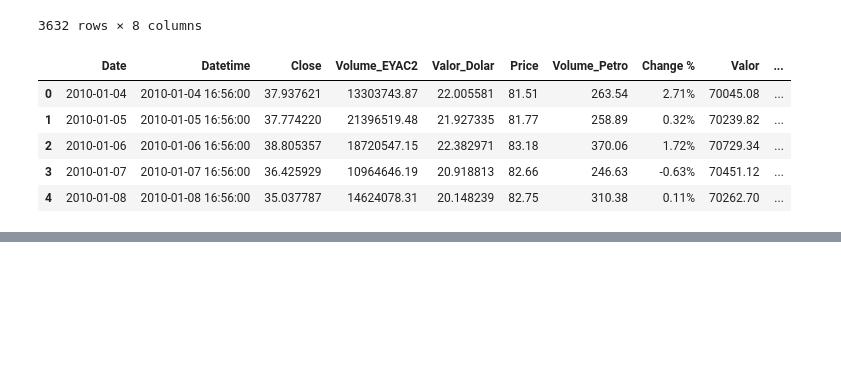
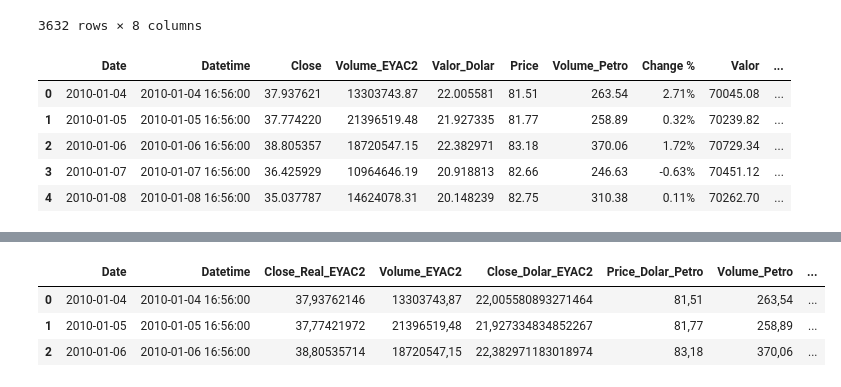
Before and after one commit to Juanpcsdev/Oil-Stock-Project, a Jupyter notebook: Notebooks/ETL/Join_Dataframes.ipynb, the cells around one changed output, grey strips where cells are left out. Cells and saved outputs as stored; diff of their text form; code cells hidden in the pictures; blank space fills up the shorter version.

```diff
--- a/Notebooks/ETL/Join_Dataframes.ipynb
+++ b/Notebooks/ETL/Join_Dataframes.ipynb
@@ -162,8 +146,8 @@ Data columns (total 11 columns):
 dtypes: float64(7), object(4)
 memory usage: 312.2+ KB
 # %%
-# colunas =['Close_Real_EYAC2', 'Volume_EYAC2', 'Close_Dolar_EYAC2',
-#        'Price_Dolar_Petro', 'Volume_Petro', 'Change%_Petro', 'Value_Ibovespa',
-#        'Change%_Ibovespa']
+colunas =['Close_Real_EYAC2', 'Volume_EYAC2', 'Close_Dolar_EYAC2',
+       'Price_Dolar_Petro', 'Volume_Petro', 'Change%_Petro', 'Índice_Ibovespa',
+       'Change%_Ibovespa', 'Value_IPCA']
 
-# df_merge2[colunas] = df_merge2[colunas].astype("str")
+df_merge3[colunas] = df_merge3[colunas].astype("str")
@@ -172,6 +175,11 @@ memory usage: 312.2+ KB
 # %%
-# df_merge2[colunas] = df_merge2[colunas].map(lambda x: x.replace(".",","))
-
-# display(df_merge2)
+df_merge3[colunas] = df_merge3[colunas].map(lambda x: x.replace(".",","))
+# %%
+df_merge3.head(3)
+# %% [output]
+|  | Date | Datetime | Close_Real_EYAC2 | Volume_EYAC2 | Close_Dolar_EYAC2 | Price_Dolar_Petro | Volume_Petro | ... |
+| 0 | 2010-01-04 | 2010-01-04 16:56:00 | 37,93762146 | 13303743,87 | 22,005580893271464 | 81,51 | 263,54 | ... |
+| 1 | 2010-01-05 | 2010-01-05 16:56:00 | 37,77421972 | 21396519,48 | 21,927334834852267 | 81,77 | 258,89 | ... |
+| 2 | 2010-01-06 | 2010-01-06 16:56:00 | 38,80535714 | 18720547,15 | 22,382971183018974 | 83,18 | 370,06 | ... |
 # %%
 df_merge3.to_csv('../../camada_ouro/Join_dataframes_new_end.csv', index = False)
```
Also changed, not shown: parts of 6 cells of this notebook, 1 other file.
